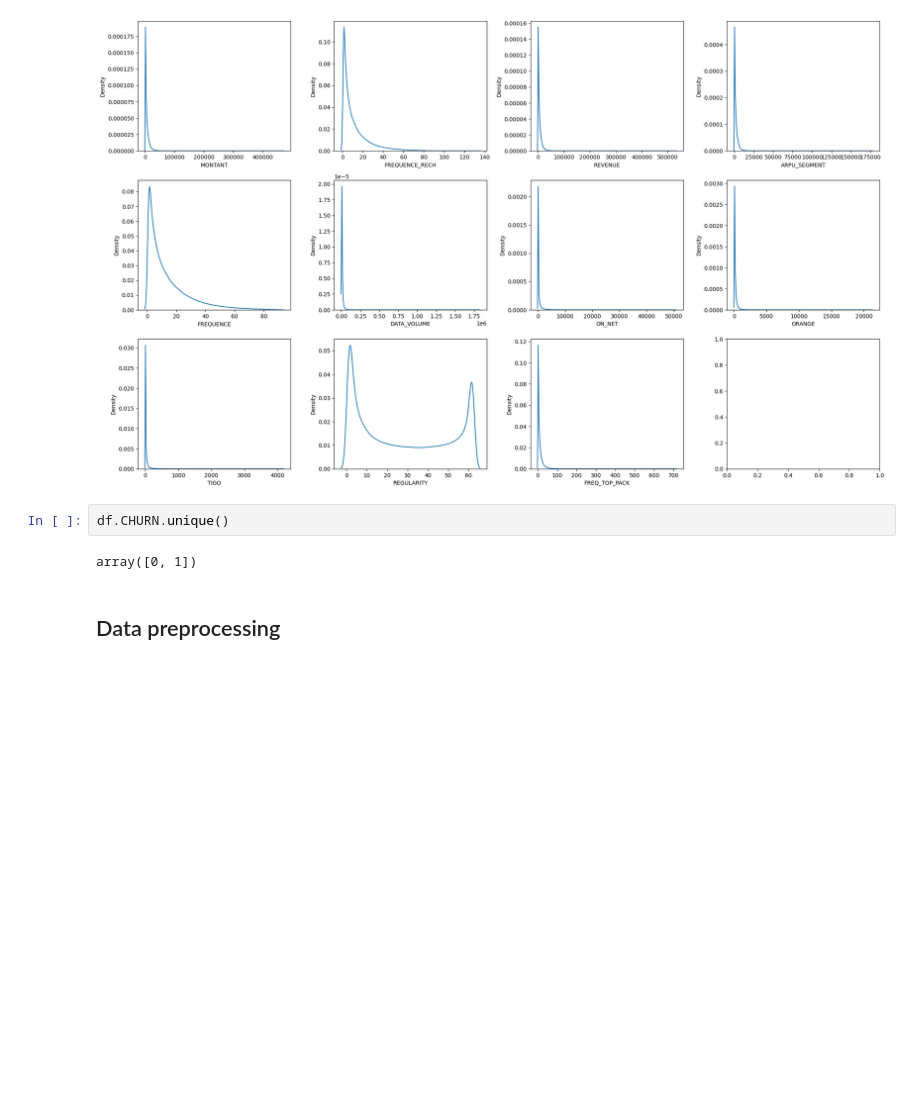
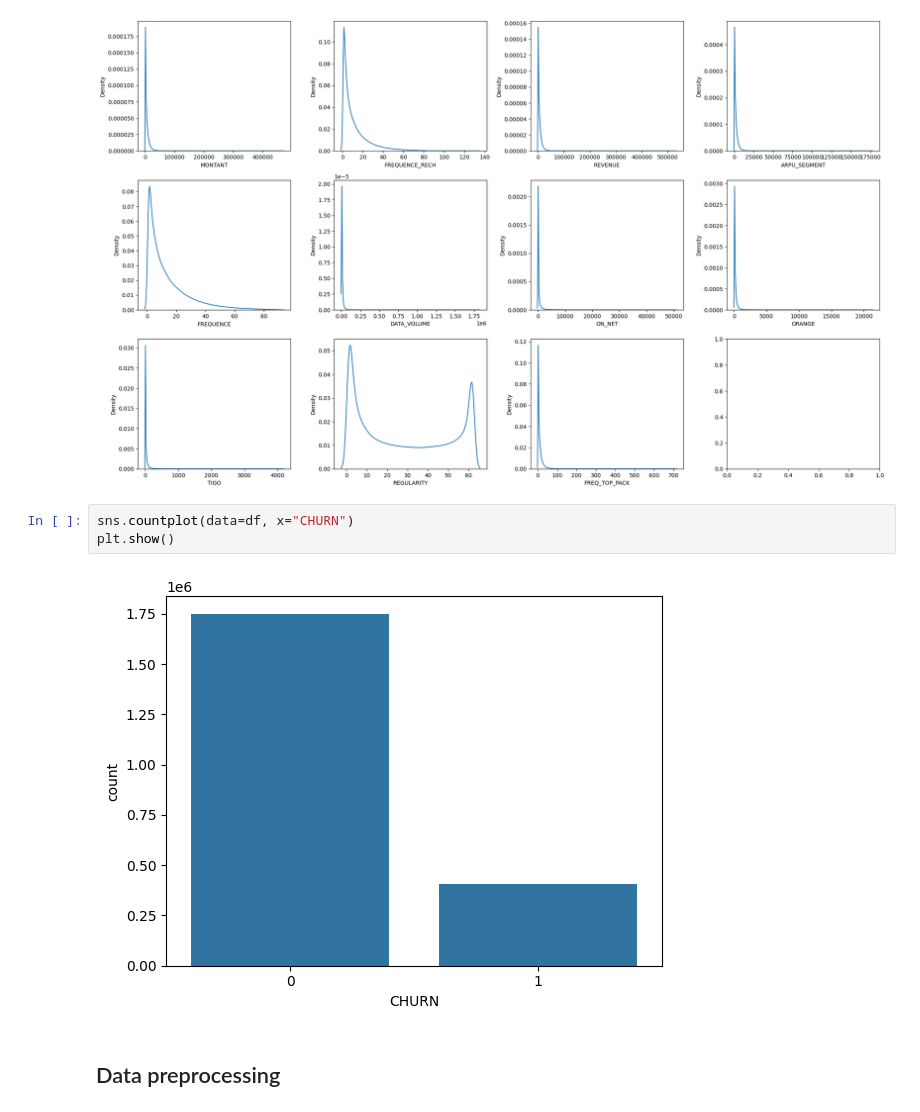
Before and after one commit to raydiwill/dsa-4-action-learning, a Jupyter notebook: notebooks/deeplearning.ipynb, the cells around one changed output. Drawn from its saved outputs; the diff is of its cells as text; blank space fills up the shorter version.

```diff
--- a/notebooks/deeplearning.ipynb
+++ b/notebooks/deeplearning.ipynb
@@ -125,10 +125,11 @@ plt.tight_layout()
 plt.show()
 # %% [output]
 [figure]
-# %%
-df.CHURN.unique()
-# %% [output]
-array([0, 1])
+# %%
+sns.countplot(data=df, x="CHURN")
+plt.show()
+# %% [output]
+[figure, added]
 # %% [markdown]
 ## Data preprocessing
 # %%
```
Also changed, not shown: parts of 2 cells of this notebook.
